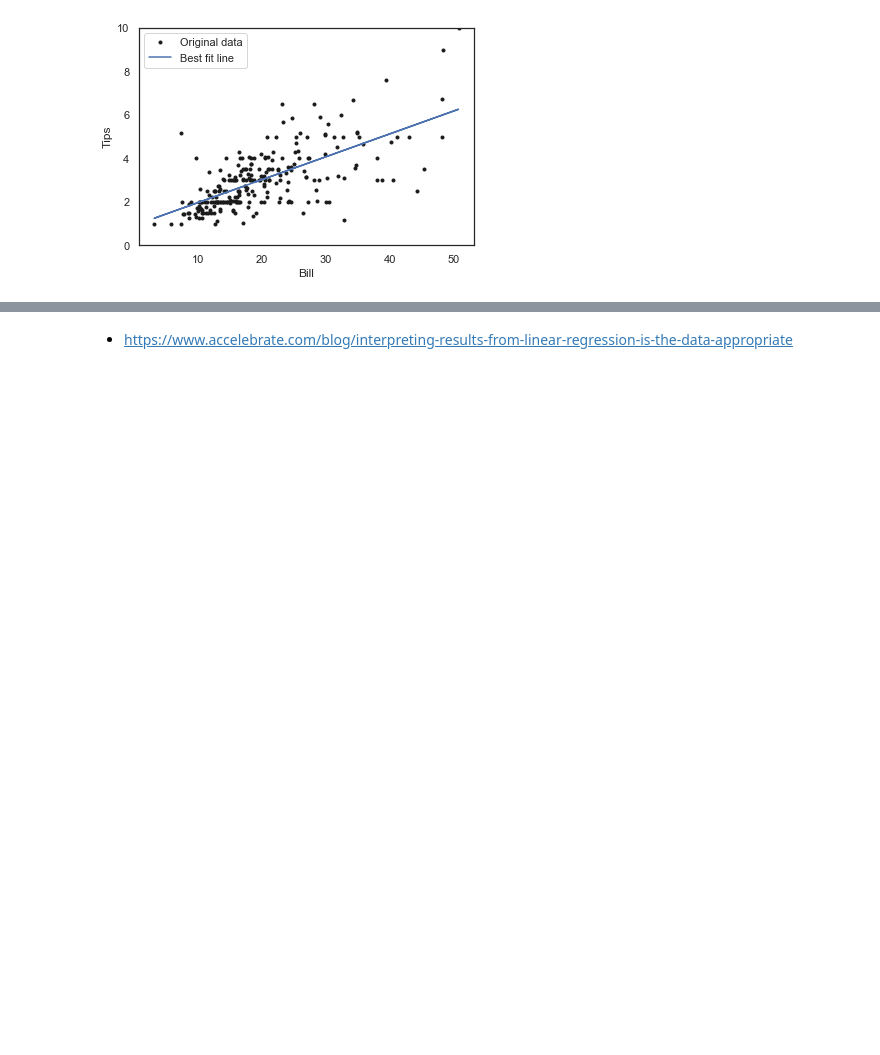
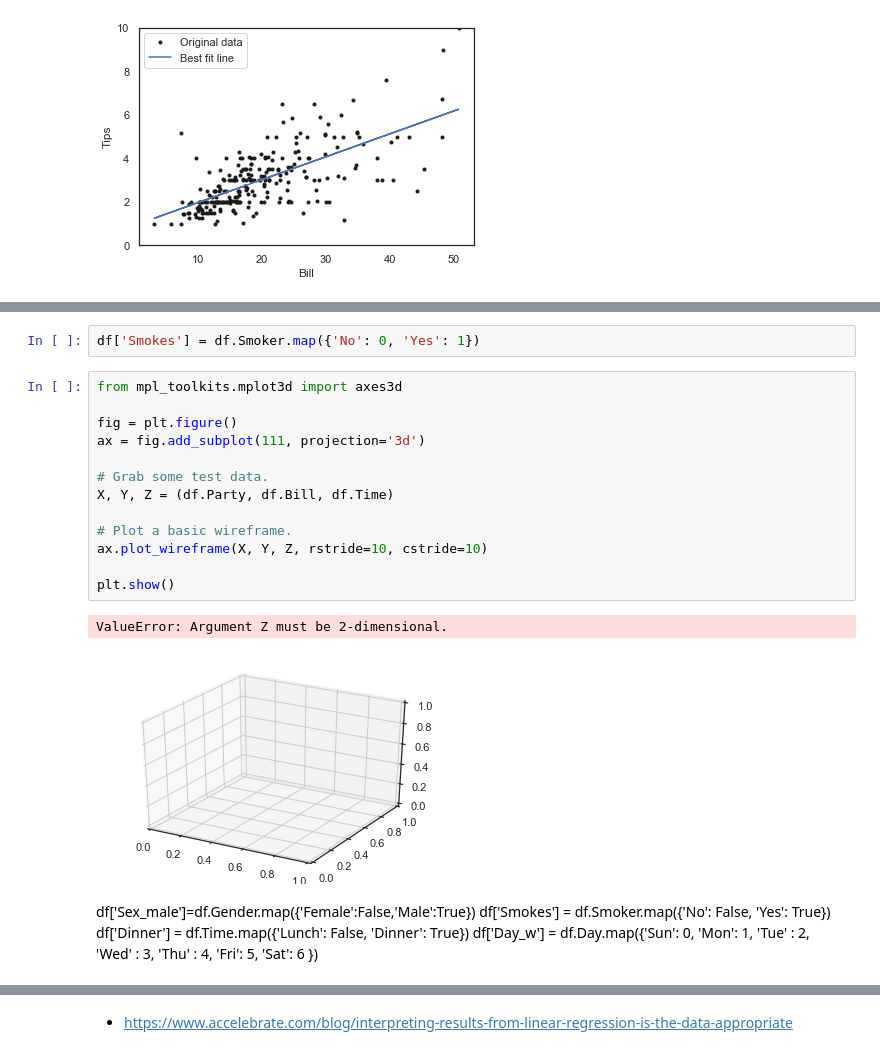
Before and after one commit to pocathain08/Fund_of_Data_Analysis, a Jupyter notebook: Fund_of_Data_Analysis_Assessment.ipynb, the cells around one changed output, grey strips where cells are left out. Saved outputs shown, nothing was run; the diff lists cells and outputs as text; blank space fills up the shorter version.

```diff
--- a/Fund_of_Data_Analysis_Assessment.ipynb
+++ b/Fund_of_Data_Analysis_Assessment.ipynb
@@ -237,2 +349,25 @@ df['Day_w'] = df.Day.map({'Sun': 0, 'Mon': 1, 'Tue' : 2, 'Wed' : 3, 'Thu' : 4, '
+# %%
+df['Smokes'] = df.Smoker.map({'No': 0, 'Yes': 1})
+# %%
+from mpl_toolkits.mplot3d import axes3d
+
+fig = plt.figure()
+ax = fig.add_subplot(111, projection='3d')
+
+# Grab some test data.
+X, Y, Z = (df.Party, df.Bill, df.Time)
+
+# Plot a basic wireframe.
+ax.plot_wireframe(X, Y, Z, rstride=10, cstride=10)
+
+plt.show()
+# %% [output]
+ValueError: Argument Z must be 2-dimensional.
+[figure, added]
+# %% [markdown]
+df['Sex_male']=df.Gender.map({'Female':False,'Male':True})
+df['Smokes'] = df.Smoker.map({'No': False, 'Yes': True})
+df['Dinner'] = df.Time.map({'Lunch': False, 'Dinner': True})
+df['Day_w'] = df.Day.map({'Sun': 0, 'Mon': 1, 'Tue' : 2, 'Wed' : 3, 'Thu' : 4, 'Fri': 5, 'Sat': 6 })
 # %%
 df.info()
```
Also changed, not shown: parts of 18 cells of this notebook, 1 other file.
